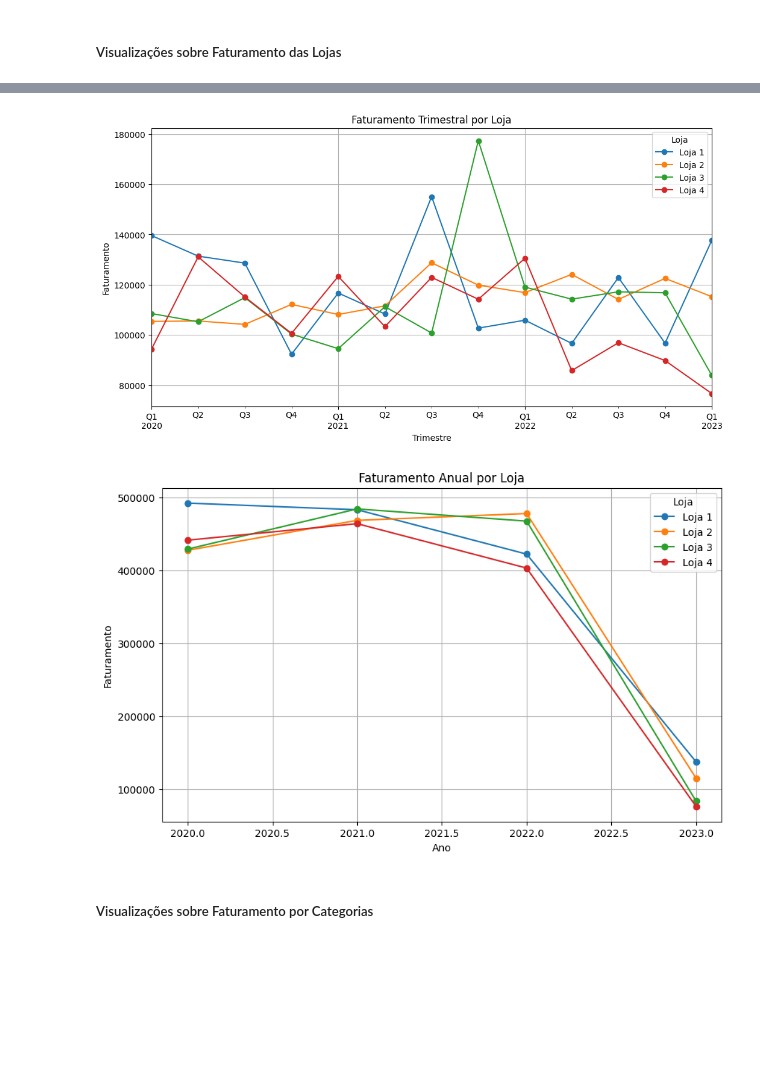
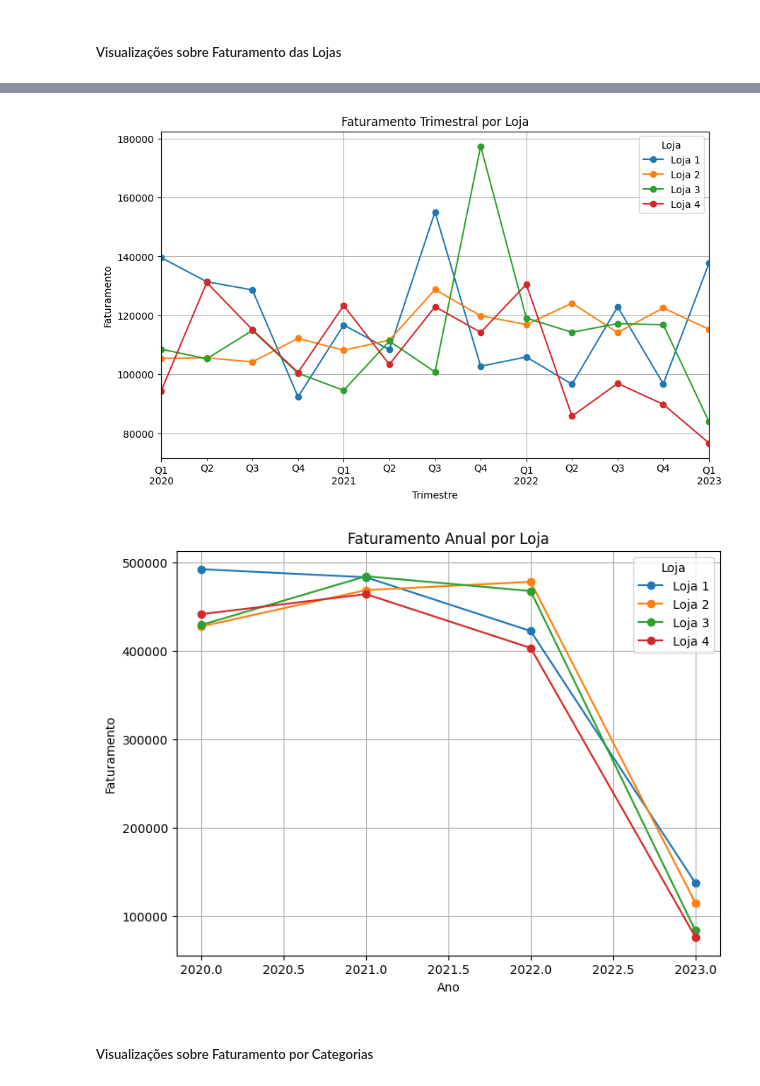
Before and after one commit to PatriciaDuran/one-challenge-alura-store, a Jupyter notebook: alura_store.ipynb, the cells around one changed output, grey strips where cells are left out. Drawn from its saved outputs; the diff is of its cells as text; code cells hidden in the pictures; blank space fills up the shorter version.

```diff
--- a/alura_store.ipynb
+++ b/alura_store.ipynb
@@ -872,21 +872,21 @@ df["Data da Compra"] = pd.to_datetime(df["Data da Compra"], dayfirst=True)
 # %%
 # Faturamento das Lojas em todo período por Trimestre
 
 # Extrai ano e trimestre
 df["Trimestre"] = df["Data da Compra"].dt.to_period("Q")
 
 # Agrupa por trimestre e loja, somando o faturamento
 faturamento_trimestral = df.groupby(["Trimestre", "Loja"])["Preço"].sum().unstack()
 
-faturamento_trimestral.plot(marker='o', figsize=(12,6))
+faturamento_trimestral.plot(marker='o', figsize=(10,6))
 plt.title("Faturamento Trimestral por Loja")
 plt.ylabel("Faturamento")
 plt.xlabel("Trimestre")
 plt.grid(True)
 plt.legend(title="Loja")
 plt.show()
 # %% [output]
-[figure, old version]
+[figure, new version]
 # %%
 # Faturamento das lojas por Ano
 
@@ -896,7 +896,7 @@ df["Ano"] = df["Data da Compra"].dt.year
 # Agrupa por ano e loja, somando o faturamento
 faturamento_anual = df.groupby(["Ano", "Loja"])["Preço"].sum().unstack()
 
-faturamento_anual.plot(marker='o', figsize=(10,6))
+faturamento_anual.plot(marker='o', figsize=(8,6))
 plt.title("Faturamento Anual por Loja")
 plt.ylabel("Faturamento")
 plt.xlabel("Ano")
@@ -904,7 +904,7 @@ plt.grid(True)
 plt.legend(title="Loja")
 plt.show()
 # %% [output]
-[figure, old version]
+[figure, new version]
 # %% [markdown]
 ##### Visualizações sobre Faturamento por Categorias
 # %%
```
Also changed, not shown: parts of 23 cells of this notebook.
